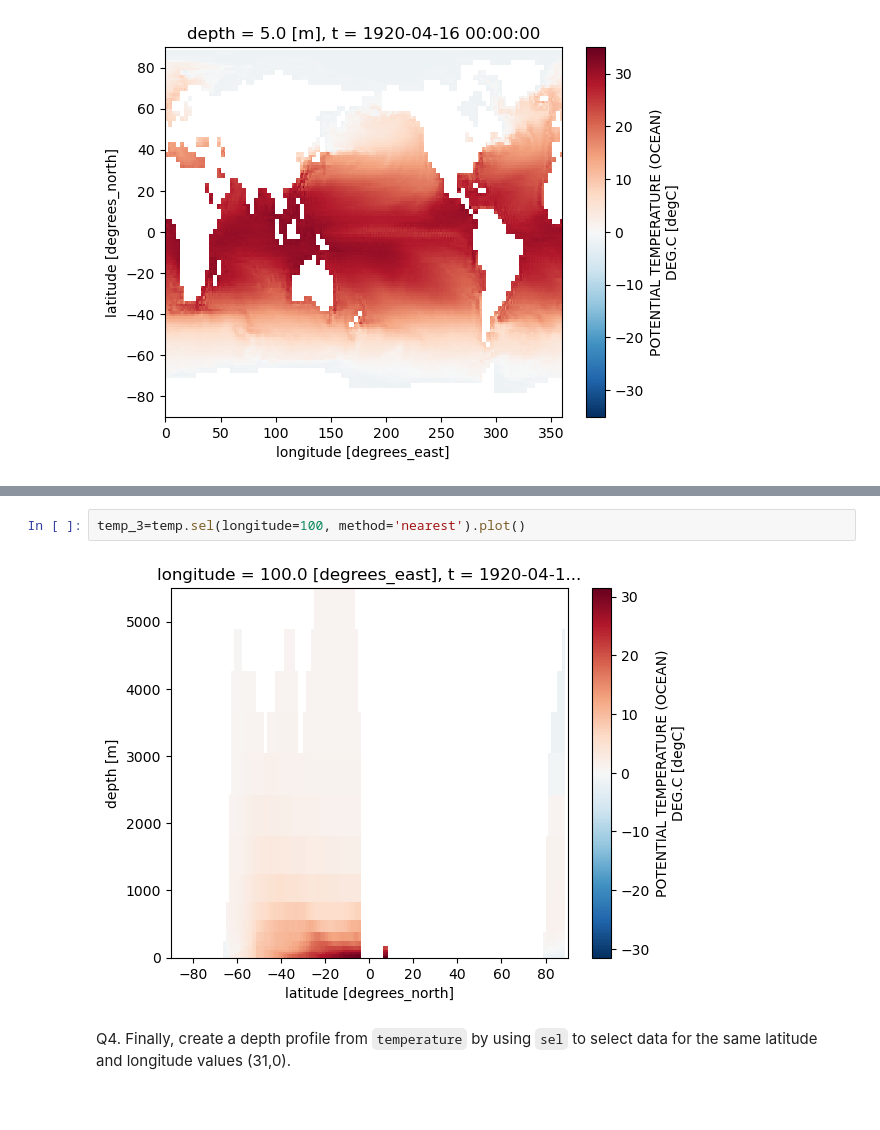
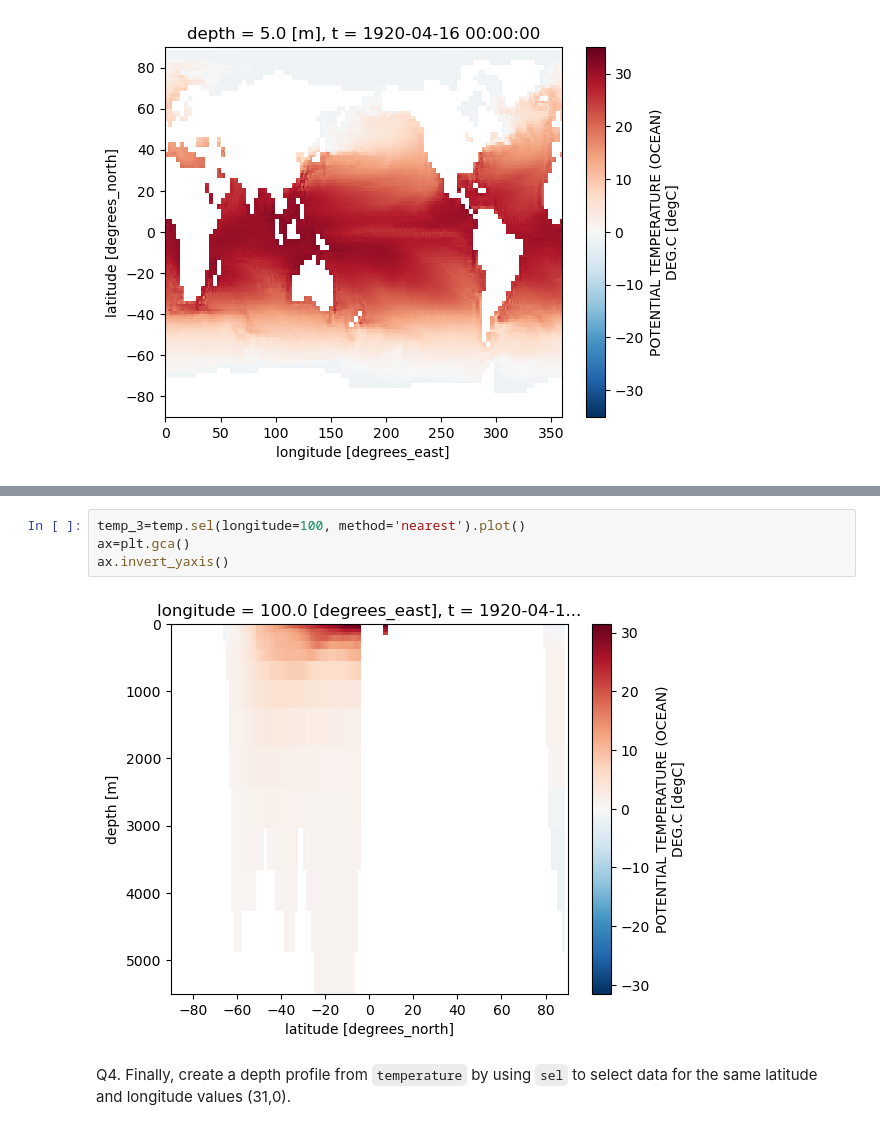
Before and after one commit to indrakshi1510/my-isc-work, a Jupyter notebook: python-data/exercises/ex02a_xr_plotting.ipynb, the cells around one changed output, grey strips where cells are left out. Saved outputs shown, nothing was run; the diff lists cells and outputs as text.

```diff
--- a/python-data/exercises/ex02a_xr_plotting.ipynb
+++ b/python-data/exercises/ex02a_xr_plotting.ipynb
@@ -41,7 +48,9 @@ temp_2=temp.sel(latitude=30, method='nearest').plot()
 # %%
 temp_3=temp.sel(longitude=100, method='nearest').plot()
+ax=plt.gca()
+ax.invert_yaxis()
 # %% [output]
-[figure, old version]
+[figure, new version]
 # %% [markdown]
 Q4. Finally, create a depth profile from `temperature` by using `sel` to select data for the same latitude and longitude values (31,0).
 # %% [markdown]
```
Also changed, not shown: parts of 5 cells of this notebook.
